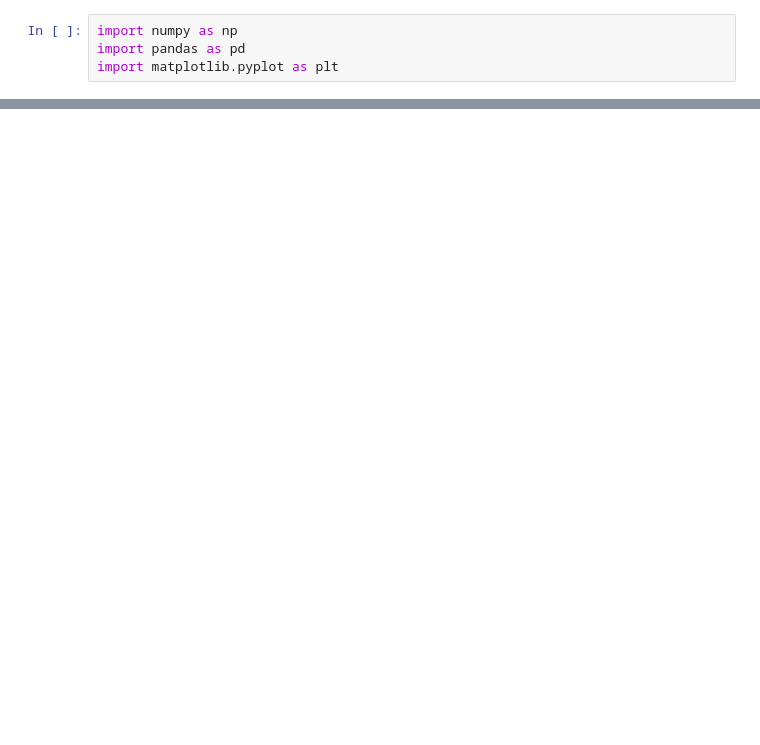
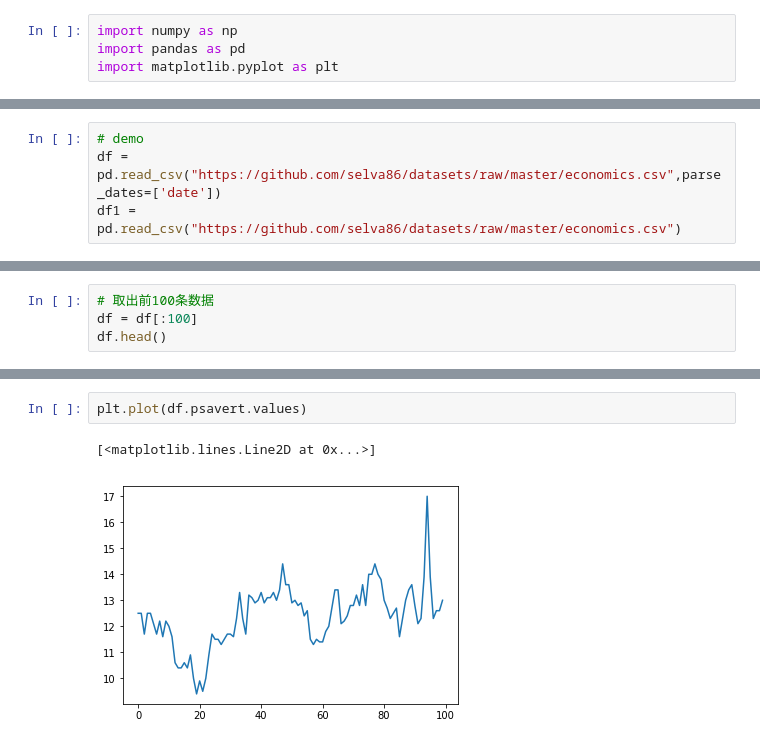
Before and after one commit to appbanana/MachineLearningAction, a Jupyter notebook: 可视化/07-面积图.ipynb, the cells around one changed output, grey strips where cells are left out. Drawn from its saved outputs; the diff is of its cells as text; blank space fills up the shorter version.

```diff
--- a/可视化/07-面积图.ipynb
+++ b/可视化/07-面积图.ipynb
@@ -17,0 +32,4 @@ plt.fill_between(x, y1, y2, color='r', alpha=0.7)
+# %%
+# demo
+df = pd.read_csv("https://github.com/selva86/datasets/raw/master/economics.csv",parse_dates=['date'])
+df1 = pd.read_csv("https://github.com/selva86/datasets/raw/master/economics.csv")
@@ -17,0 +132,4 @@ plt.fill_between(x, y1, y2, color='r', alpha=0.7)
+# %%
+# 取出前100条数据
+df = df[:100]
+df.head()
@@ -17,0 +160,5 @@ plt.fill_between(x, y1, y2, color='r', alpha=0.7)
+# %%
+plt.plot(df.psavert.values)
+# %% [output]
+[<matplotlib.lines.Line2D at 0x...>]
+[figure, added]
```
Also changed, not shown: parts of 30 cells of this notebook, 3 other files.
